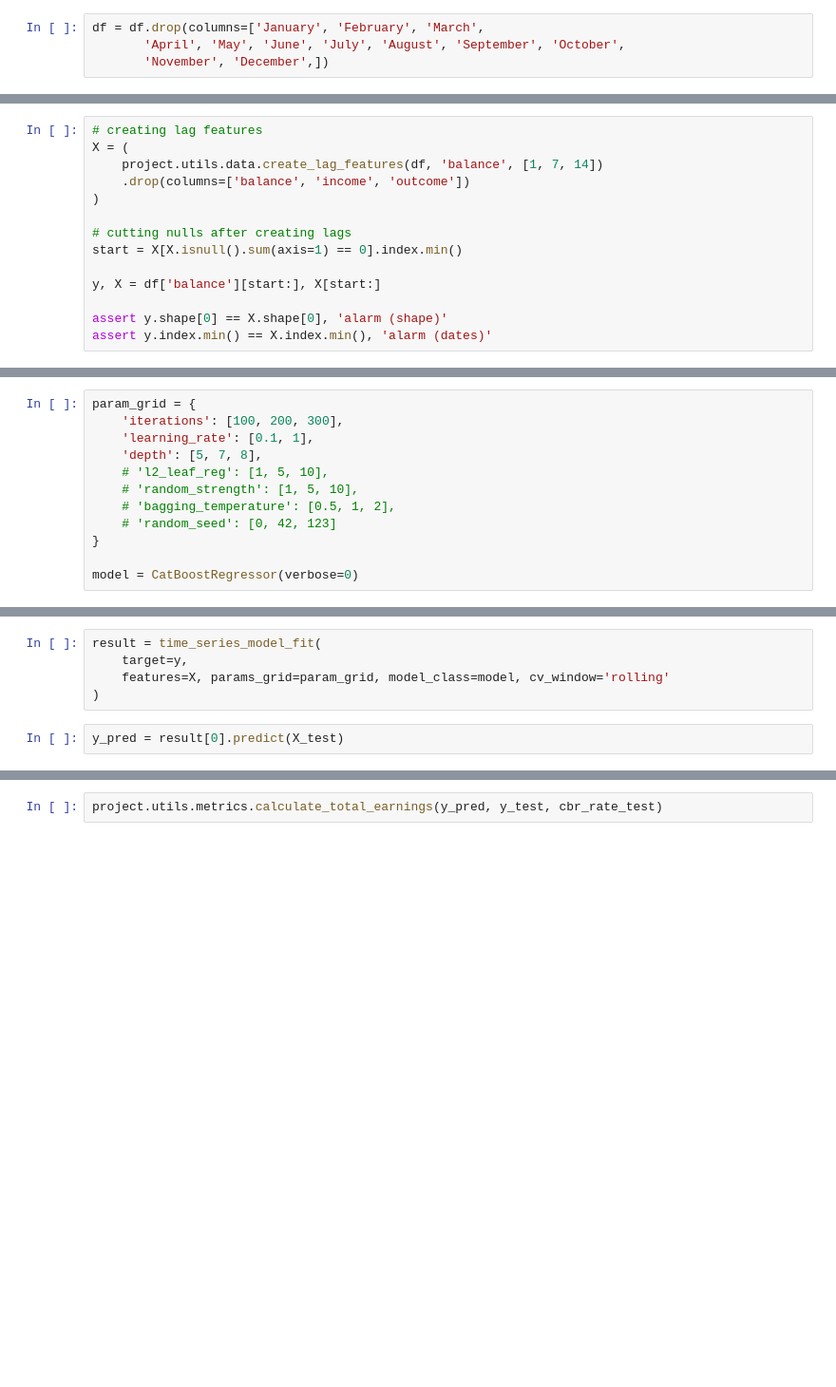
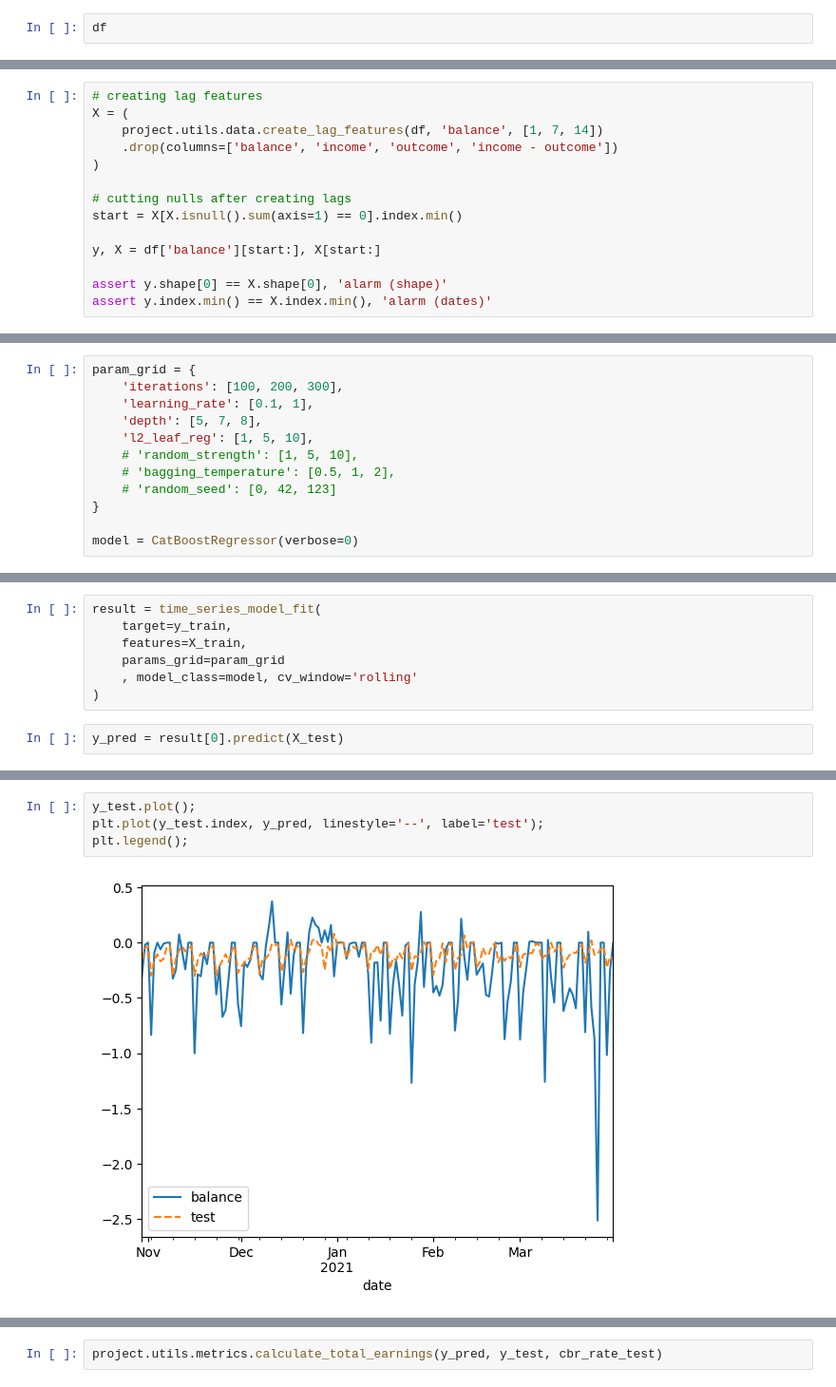
Before and after one commit to astatarinov/TS_project, a Jupyter notebook: notebooks/baseline.ipynb, the cells around one changed output, grey strips where cells are left out. Shown: that part at 95% size. Saved outputs shown, nothing was run; the diff lists cells and outputs as text; blank space fills up the shorter version.

```diff
--- a/notebooks/baseline.ipynb
+++ b/notebooks/baseline.ipynb
@@ -20,6 +22,4 @@ df = load_extended_data()
 
 # choose df columns s. t. feature selection results
 # %%
-df = df.drop(columns=['January', 'February', 'March',
-       'April', 'May', 'June', 'July', 'August', 'September', 'October',
-       'November', 'December',])
+df
@@ -27,7 +42,7 @@ df = df.drop(columns=['January', 'February', 'March',
 # creating lag features
 X = (
     project.utils.data.create_lag_features(df, 'balance', [1, 7, 14])
-    .drop(columns=['balance', 'income', 'outcome'])
+    .drop(columns=['balance', 'income', 'outcome', 'income - outcome'])
 )
 
 # cutting nulls after creating lags
@@ -88,7 +103,7 @@ param_grid = {
     'iterations': [100, 200, 300],
     'learning_rate': [0.1, 1],
     'depth': [5, 7, 8],
-    # 'l2_leaf_reg': [1, 5, 10],
+    'l2_leaf_reg': [1, 5, 10],
     # 'random_strength': [1, 5, 10],
     # 'bagging_temperature': [0.5, 1, 2],
     # 'random_seed': [0, 42, 123]
@@ -100,7 +120,9 @@ model = CatBoostRegressor(verbose=0)
 # %%
 result = time_series_model_fit(
-    target=y,
-    features=X, params_grid=param_grid, model_class=model, cv_window='rolling'
+    target=y_train,
+    features=X_train,
+    params_grid=param_grid
+    , model_class=model, cv_window='rolling'
 )
 # %%
 y_pred = result[0].predict(X_test)
@@ -113,0 +145,6 @@ cbr_rate_train, cbr_rate_test = df.key_rate[y_train.index], df.key_rate[y_test.i
+# %%
+y_test.plot();
+plt.plot(y_test.index, y_pred, linestyle='--', label='test');
+plt.legend();
+# %% [output]
+[figure, added]
```
Also changed, not shown: parts of 11 cells of this notebook, 2 other files.
